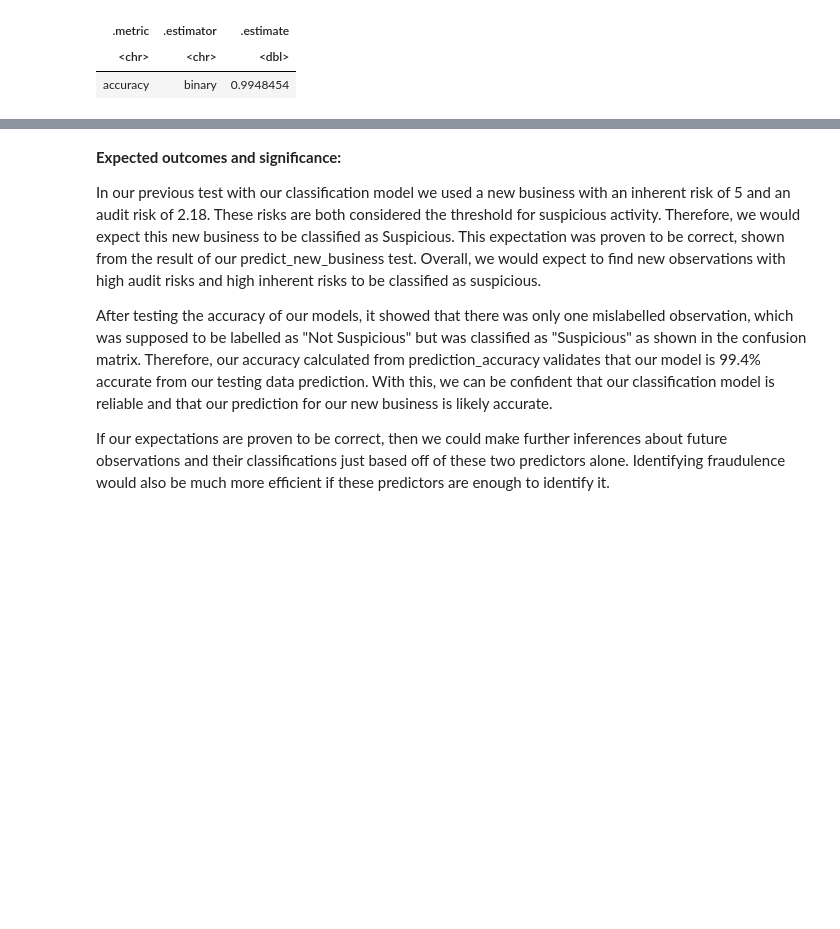
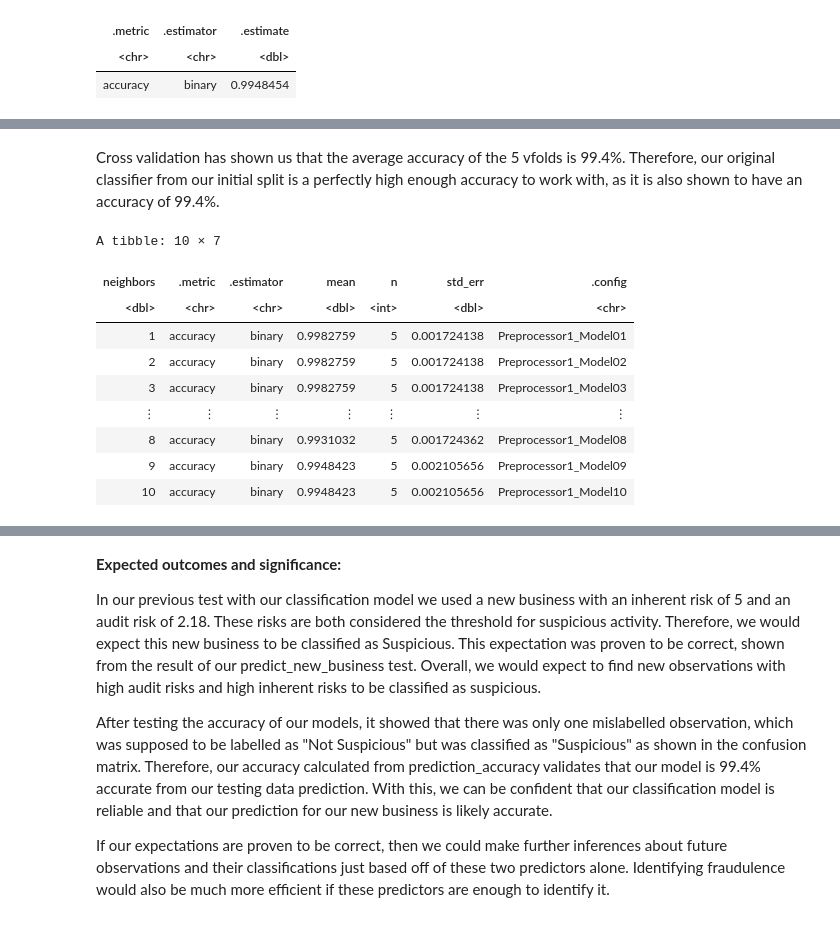
Before and after one commit to kathrynida/dsci-100-2023w1-group-16, a Jupyter notebook: DSCI 100 - Final Project Report.ipynb, the cells around one changed output, grey strips where cells are left out. Saved outputs shown, nothing was run; the diff lists cells and outputs as text; code cells hidden in the pictures; blank space fills up the shorter version.

```diff
--- a/DSCI 100 - Final Project Report.ipynb
+++ b/DSCI 100 - Final Project Report.ipynb
@@ -270,10 +273,3 @@ audit_risk_vs_inherent_risk
 Warning message:
 “Removed 103 rows containing missing values (`geom_point()`).”
 [figure]
-# %%
-#Before we use KNN to predict Risk, let's convert Location_ID to numerical.
-
-audit_training <- audit_training |>
-    mutate(Location_ID = as.numeric(Location_ID))
-
-audit_training
@@ -357,3 +347,16 @@ A tibble: 1 × 3
 | .metric | .estimator | .estimate |
 | <chr> | <chr> | <dbl> |
 | accuracy | binary | 0.9948454 |
+# %%
+# We will use cross-validation to tune our classifier, which can help us determine the right number of neighbors to use
+#in our nearest neighbors classifier. This step shows the accuracy of each of the 5 vfold classifiers.
+
+audit_vfold <- vfold_cv(audit_training, v = 5, strata = Risk)
+
+knn_fit <- workflow() |>
+add_recipe(audit_recipe) |>
+add_model(knn_spec) |>
+fit_resamples(resamples = audit_vfold) |>
+collect_metrics()
+
+knn_fit
@@ -359,0 +369,32 @@ A tibble: 1 × 3
+# %% [markdown]
+Cross validation has shown us that the average accuracy of the 5 vfolds is 99.4%. Therefore, our original classifier from our initial split is a perfectly high enough accuracy to work with, as it is also shown to have an accuracy of 99.4%.
+# %%
+#knn_results shows us the accuracy of each of the neighbor values from 1 to 10
+
+k_vals <- tibble(neighbors = seq(from = 1, to = 10, by = 1))
+
+knn_spec_tune <- nearest_neighbor(weight_func = "rectangular", neighbors = tune()) |>
+set_engine("kknn") |>
+set_mode("classification")
+
+knn_results <- workflow() |>
+add_recipe(audit_recipe) |>
+add_model(knn_spec_tune) |>
+tune_grid(resamples = audit_vfold, grid = k_vals) |>
+collect_metrics()
+
+accuracies <- knn_results |>
+filter(.metric == "accuracy")
+
+accuracies
+# %% [output]
+A tibble: 10 × 7
+| neighbors | .metric | .estimator | mean | n | std_err | .config |
+| <dbl> | <chr> | <chr> | <dbl> | <int> | <dbl> | <chr> |
+| 1 | accuracy | binary | 0.9982759 | 5 | 0.001724138 | Preprocessor1_Model01 |
+| 2 | accuracy | binary | 0.9982759 | 5 | 0.001724138 | Preprocessor1_Model02 |
+| 3 | accuracy | binary | 0.9982759 | 5 | 0.001724138 | Preprocessor1_Model03 |
+| ⋮ | ⋮ | ⋮ | ⋮ | ⋮ | ⋮ | ⋮ |
+| 8 | accuracy | binary | 0.9931032 | 5 | 0.001724362 | Preprocessor1_Model08 |
+| 9 | accuracy | binary | 0.9948423 | 5 | 0.002105656 | Preprocessor1_Model09 |
+| 10 | accuracy | binary | 0.9948423 | 5 | 0.002105656 | Preprocessor1_Model10 |
```
Also changed, not shown: parts of 19 cells of this notebook.
